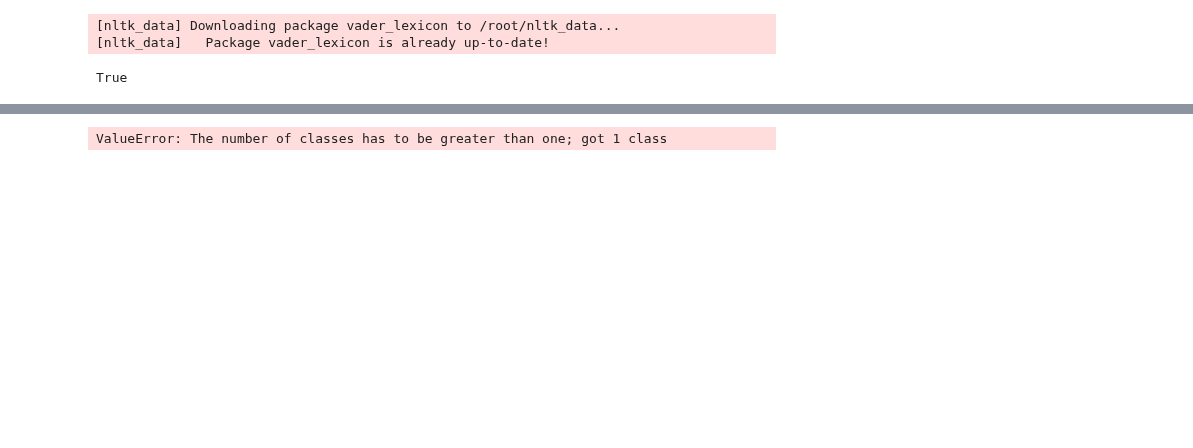
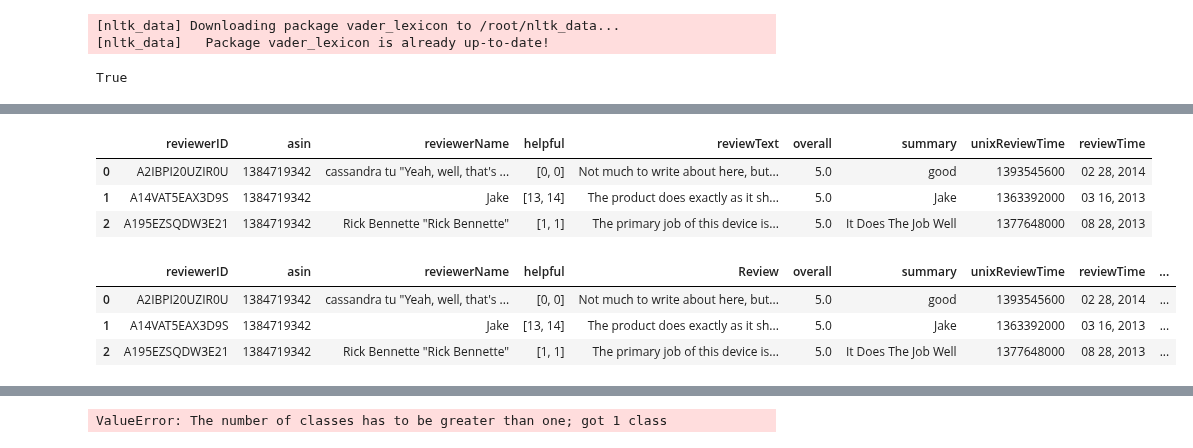
Before and after one commit to sbogde/pandamonium, a Jupyter notebook: dmi_03_amazon_reviews_01.ipynb, the cells around one changed output, grey strips where cells are left out. Cells and saved outputs as stored; diff of their text form; code cells hidden in the pictures; blank space fills up the shorter version.

```diff
--- a/dmi_03_amazon_reviews_01.ipynb
+++ b/dmi_03_amazon_reviews_01.ipynb
@@ -194,11 +191,27 @@ Sentence Overall Rated As Neutral
+# %%
+# Let's take the dataset's pulse
+movie = pd.read_csv(file_path)
+
+# Display the first row of the dataset
+movie.head(3)
+# %% [output]
+|  | reviewerID | asin | reviewerName | helpful | reviewText | overall | summary | unixReviewTime | reviewTime |
+| 0 | A2IBPI20UZIR0U | 1384719342 | cassandra tu "Yeah, well, that's ... | [0, 0] | Not much to write about here, but... | 5.0 | good | 1393545600 | 02 28, 2014 |
+| 1 | A14VAT5EAX3D9S | 1384719342 | Jake | [13, 14] | The product does exactly as it sh... | 5.0 | Jake | 1363392000 | 03 16, 2013 |
+| 2 | A195EZSQDW3E21 | 1384719342 | Rick Bennette "Rick Bennette" | [1, 1] | The primary job of this device is... | 5.0 | It Does The Job Well | 1377648000 | 08 28, 2013 |
 # %%
 # Convert Rating to string first, then replace non-numeric values safely
-movie['Rating'] = pd.to_numeric(movie['Rating'], errors='coerce')
+movie['Rating'] = pd.to_numeric(movie['overall'], errors='coerce')
 #NaN represents missing or undefined data
 # Fill NaN values with a default value (e.g., 0) before converting to integer
 movie['Rating'] = movie['Rating'].fillna(0).astype(int)
 
-### Extract Reviews and Ratings
-## Text Processing and Analysis
-### Importing Required Libraries
+movie.rename(columns={'reviewText': 'Review'}, inplace=True)
+
+movie.head(3)
+# %% [output]
+|  | reviewerID | asin | reviewerName | helpful | Review | overall | summary | unixReviewTime | reviewTime | ... |
+| 0 | A2IBPI20UZIR0U | 1384719342 | cassandra tu "Yeah, well, that's ... | [0, 0] | Not much to write about here, but... | 5.0 | good | 1393545600 | 02 28, 2014 | ... |
+| 1 | A14VAT5EAX3D9S | 1384719342 | Jake | [13, 14] | The product does exactly as it sh... | 5.0 | Jake | 1363392000 | 03 16, 2013 | ... |
+| 2 | A195EZSQDW3E21 | 1384719342 | Rick Bennette "Rick Bennette" | [1, 1] | The primary job of this device is... | 5.0 | It Does The Job Well | 1377648000 | 08 28, 2013 | ... |
 # %%
```
Also changed, not shown: parts of 9 cells of this notebook.
